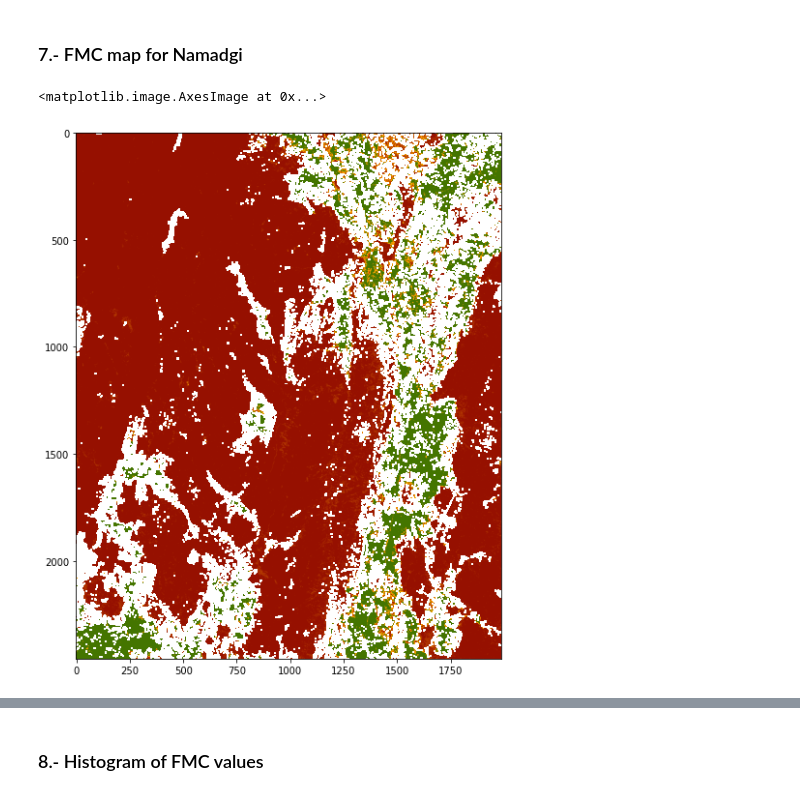
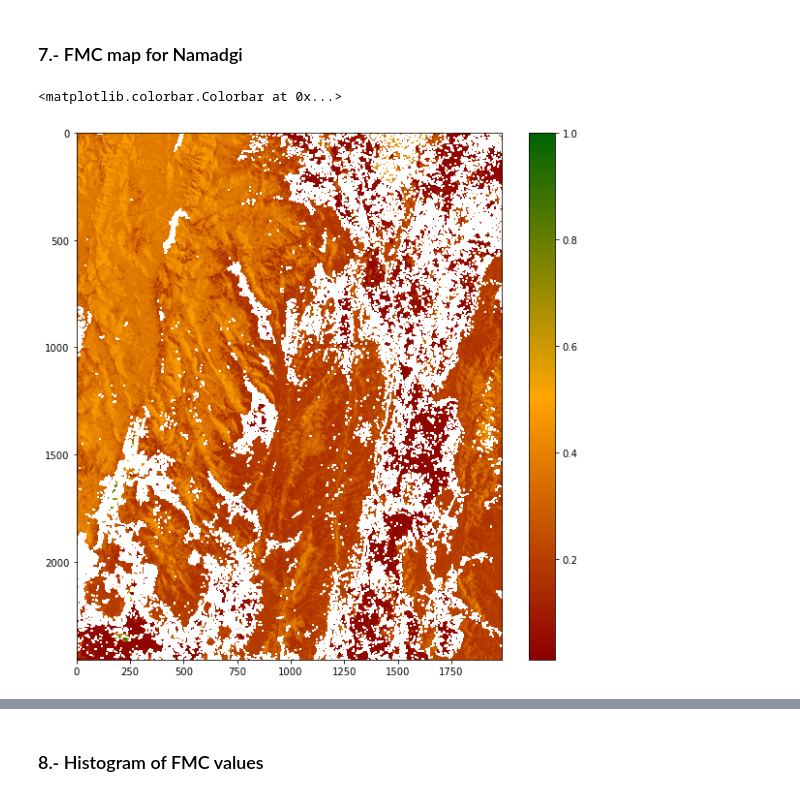
Before and after one commit to ANU-WALD/fmc_sentinel_handover, a Jupyter notebook: Namadgi.ipynb, the cells around one changed output, grey strips where cells are left out. Drawn from its saved outputs; the diff is of its cells as text; code cells hidden in the pictures.

```diff
--- a/Namadgi.ipynb
+++ b/Namadgi.ipynb
@@ -1,3 +1,5 @@
+# %%
+plt.rcParams['figure.figsize'] = 8, 15
 # %% [markdown]
 ### 1.- We convert the provided coordinates for the Namadgi Park in ACT from UTM into Albers Equal Area projection (Same as the Sentinel and Landsat data)
 # %%
@@ -50,8 +52,8 @@ refl = s2_nmdg[["nbar_green","nbar_red",
          "nbar_nir_1","nbar_nir_2",
          "nbar_swir_2","nbar_swir_3"]].to_array().values/10000
 
-ndvi=((s2_nmdg.nbar_nir_1-s2_nmdg.nbar_red)/(s2_nmdg.nbar_nir_1-s2_nmdg.nbar_red)).values
-ndii=((s2_nmdg.nbar_nir_1-s2_nmdg.nbar_swir_2)/(s2_nmdg.nbar_nir_1-s2_nmdg.nbar_swir_2)).values
+ndvi=((s2_nmdg.nbar_nir_1-s2_nmdg.nbar_red)/(s2_nmdg.nbar_nir_1+s2_nmdg.nbar_red)).values # change denominator negative to positive
+ndii=((s2_nmdg.nbar_nir_1-s2_nmdg.nbar_swir_2)/(s2_nmdg.nbar_nir_1+s2_nmdg.nbar_swir_2)).values# change denominator negative to positive
 
 refl = np.concatenate([refl,ndii[None,:,:]], axis=0)
 
@@ -177,12 +271,13 @@ print(time.time() - start)
 # %%
 from  matplotlib.colors import LinearSegmentedColormap
 import numpy as np
 
 c = ["darkred","orange","darkgreen"]
 v = [0,.5,1.]
 
 plt.figure(figsize=(10,10))
 plt.imshow(canvas/np.nanmax(canvas), cmap=LinearSegmentedColormap.from_list('rg',list(zip(v,c)), N=256))
+plt.colorbar()
 # %% [output]
-<matplotlib.image.AxesImage at 0x...>
+<matplotlib.colorbar.Colorbar at 0x...>
-[figure, old version]
+[figure, new version]
```
Also changed, not shown: parts of 17 cells of this notebook.
